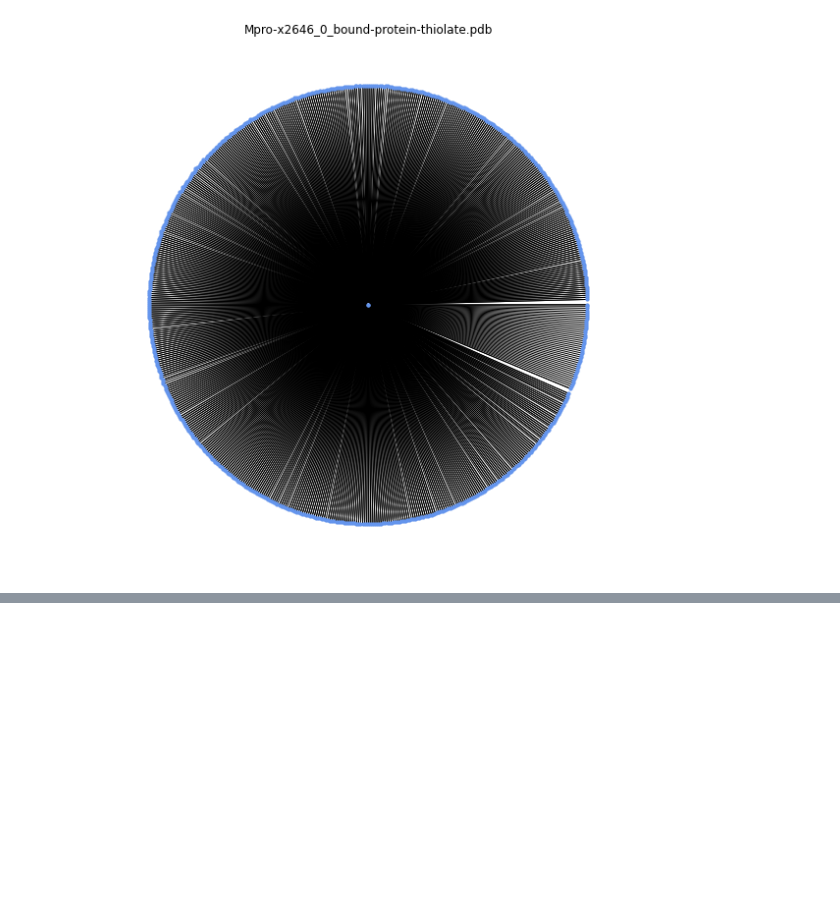
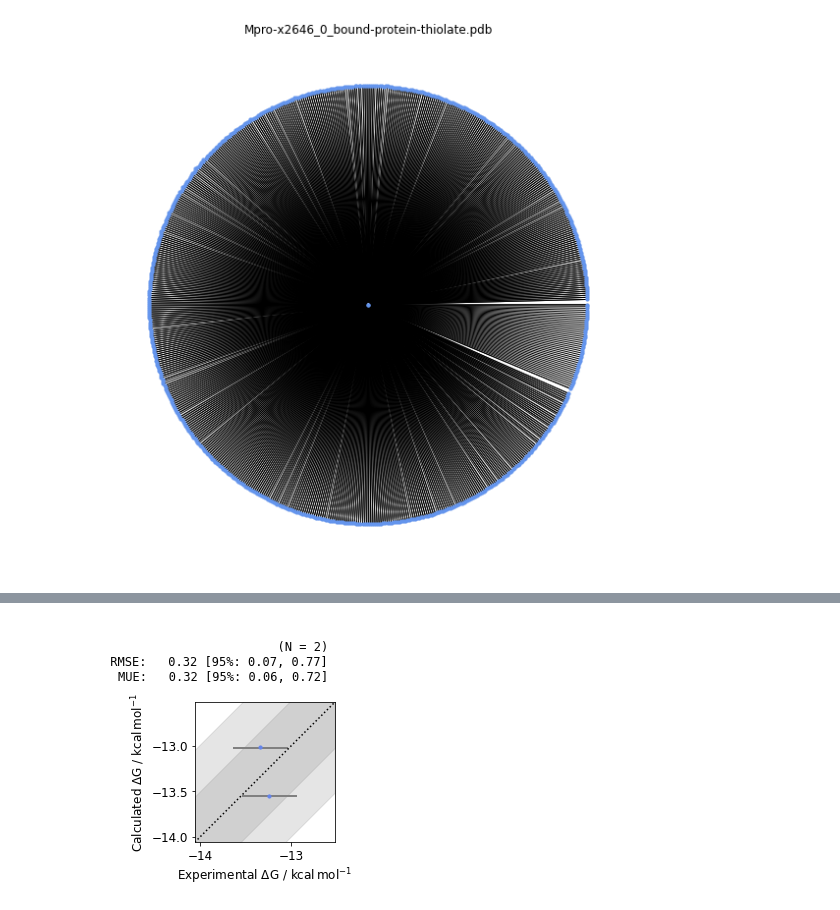
Before and after one commit to choderalab/fah-xchem, a Jupyter notebook: covid_moonshot/analysis/AnalysisForNonStarGraphs.ipynb, the cells around one changed output, grey strips where cells are left out. Cells and saved outputs as stored; diff of their text form; code cells hidden in the pictures; blank space fills up the shorter version.

```diff
--- a/covid_moonshot/analysis/AnalysisForNonStarGraphs.ipynb
+++ b/covid_moonshot/analysis/AnalysisForNonStarGraphs.ipynb
@@ -77,3 +72,20 @@ got_net.show("netowrk.html")
 {'title': 'ALP-POS-d2866bdf-1', 'id': 'ALP-POS-d2866bdf-1', 'label': 'ALP-POS-d2866bdf-1', 'shape': 'dot', 'font': {'color': 'white'}, 'color': 'bisque'}
 {'title': 'ALP-POS-c59291d4-2', 'id': 'ALP-POS-c59291d4-2', 'label': 'ALP-POS-c59291d4-2', 'shape': 'dot', 'font': {'color': 'white'}, 'color': 'bisque'}
 [interactive output not drawn]
+# %%
+x = []
+y = []
+xerr = []
+yerr = []
+
+for node in graph.nodes(data=True):
+    if 'exp_DG' in node[1]:
+        x.append(node[1]['exp_DG'])
+        y.append(node[1]['f_i'])
+        yerr.append(node[1]['df_i'])
+        xerr.append(0.3) # do something better than this
+
+plotting._master_plot(np.asarray(x), np.asarray(y), xerr=np.asarray(xerr), yerr=np.asarray(yerr),quantity='$\\Delta$G')
+plt.show()
+# %% [output]
+[figure, added]
```
Also changed, not shown: parts of 9 cells of this notebook, 1 other file.
